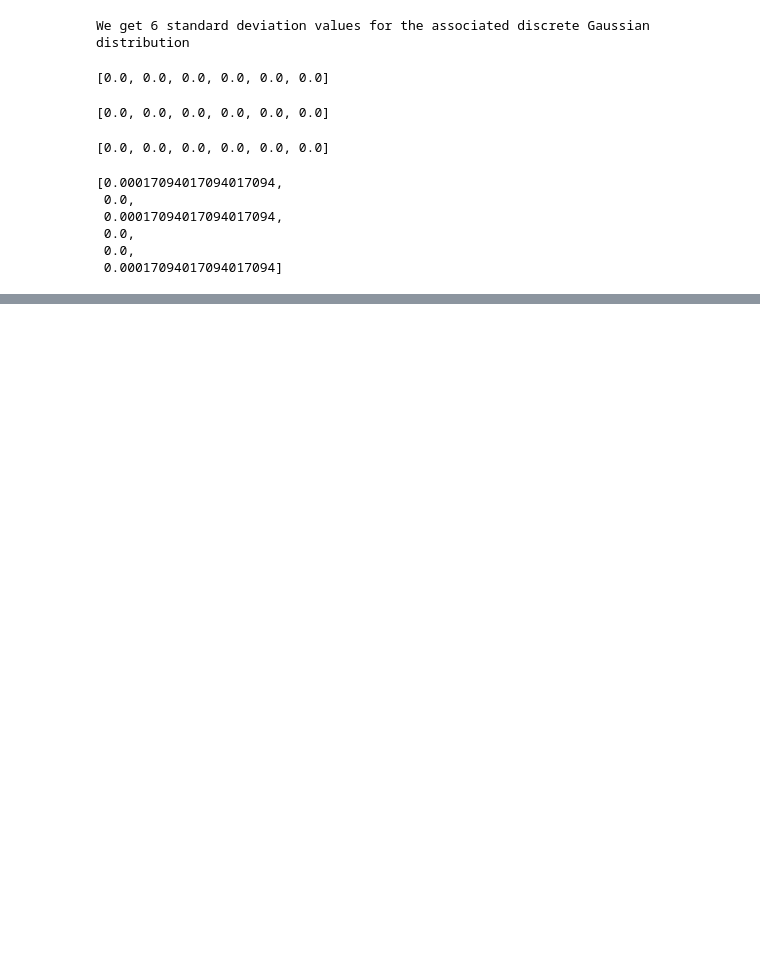
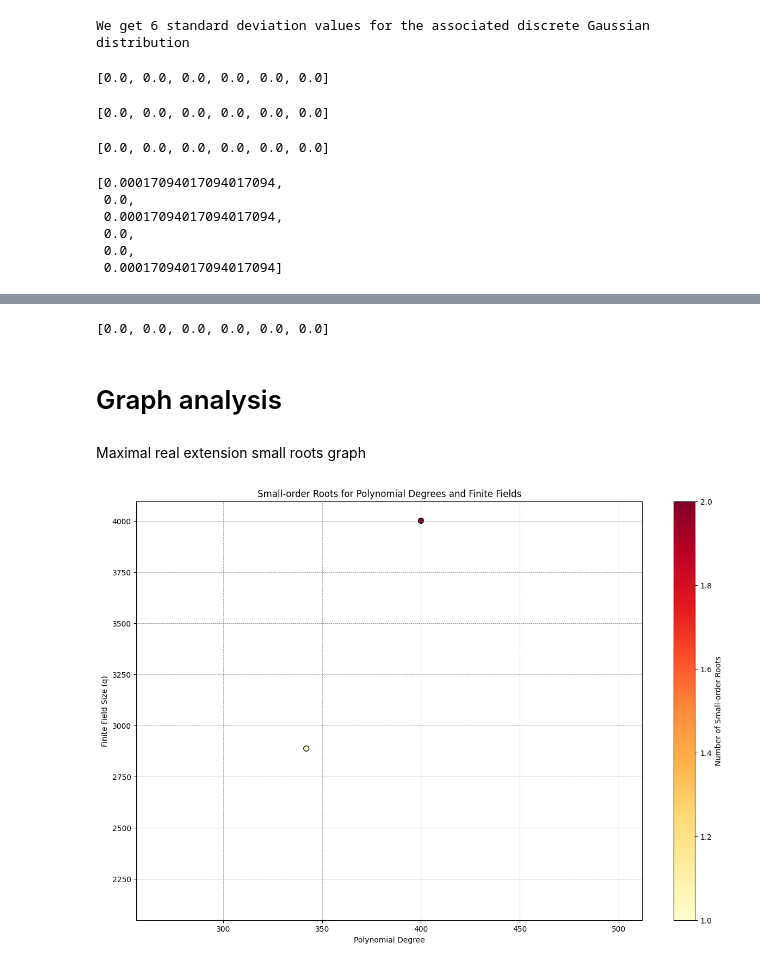
Before and after one commit to RodriM11/PLWE-Maximal-Real-Computations, a Jupyter notebook: PLWE_maximal_real.ipynb, the cells around one changed output, grey strips where cells are left out. Cells and saved outputs as stored; diff of their text form; code cells hidden in the pictures; blank space fills up the shorter version.

Commit message:
Add cyclotomic calculations

```diff
--- a/PLWE_maximal_real.ipynb
+++ b/PLWE_maximal_real.ipynb
@@ -691,8 +766,8 @@ bottom_sigma = 2
 top_sigma = 8
 # %%
 list_p_values = list(sympy.primerange(5, 50))
-list_s_values = [1]
-list_r_values = [0, 2, 3, 4, 5, 6, 7, 8, 9]
+list_s_values = [1, 2, 3]
+list_r_values = [2, 3, 4, 5, 6, 7, 8, 9]
 
 list_instances_n_setting = []
 for r in list_r_values:
@@ -733,3 +792,5 @@ list_info_min_pols_generic
+# %%
+list_info_min_pols_generic = load_data('randomInstances_PLWEMaxReal')
 # %%
 list_info_small_roots_generic = parallelized_task_small_roots(list_info_min_pols_generic)
 list_info_small_roots_generic
@@ -808,0 +938,73 @@ list_sigma_sva_k_ideals
+# %%
+list_sigma_sva_k_ideals_cyclotomic = []
+for sigma in list_sigma_values:
+    small_err_values_chances_k_ideals_cyclotomic = parallelized_task_small_err_values_chances_k_ideals(list_info_smallest_k_ideals_generic_cyclotomic, sigma)
+    list_sigma_sva_k_ideals_cyclotomic.append(small_err_value_ratio(small_err_values_chances_k_ideals_cyclotomic))
+list_sigma_sva_k_ideals_cyclotomic
+# %% [output]
+[0.0, 0.0, 0.0, 0.0, 0.0, 0.0]
+# %% [markdown]
+# Graph analysis
+# %% [markdown]
+Maximal real extension small roots graph
+# %%
+from collections import defaultdict
+
+def group_combinations(input_list):
+    grouped = defaultdict(list)
+
+    # Group tuples by (a, b, c, d) and store combinations (e, f)
+    for (a, b, c, d, e, f) in input_list:
+        grouped[(a, b, c, d)].append((e, f))
+
+    # Create the result list as described
+    result = [(key[0], key[1], key[2], key[3], value) for key, value in grouped.items()]
+
+    return result
+# %%
+# Create lists to hold x, y coordinates and colors for scatter plot
+x_vals = []
+y_vals = []
+colors = []
+
+# Generate random data for number of small-order roots
+grouped_info = group_combinations(list_info_small_roots_generic)
+for (p, s, r, q, info_list) in grouped_info:
+    if r == 0:
+        continue
+    degree = (p**(s-1))*(2**(r-2))*(p-1)
+    x_vals.append(degree)
+    y_vals.append(q)
+    colors.append(len(info_list))
+
+
+# Convert lists to numpy arrays for easier plotting
+x_vals = np.array(x_vals)
+y_vals = np.array(y_vals)
+colors = np.array(colors)
+
+# Plotting
+plt.figure(figsize=(15, 10))
+
+# Create scatter plot where circles are drawn for each intersection with non-zero roots
+scatter = plt.scatter(x_vals, y_vals, c=colors, cmap='YlOrRd', edgecolors='black', s=50, marker='o')
+
+# Color bar to represent the number of small-order roots
+plt.colorbar(scatter, label='Number of Small-order Roots')
+
+# Set labels and title
+plt.xlabel('Polynomial Degree')
+plt.ylabel('Finite Field Size (q)')
+plt.title('Small-order Roots for Polynomial Degrees and Finite Fields')
+
+# Adjust the axes' limits to make the plot more readable
+plt.xlim(bottom_n, top_n)
+plt.ylim(bottom_q, top_q)
+
+# Add gridlines for visual clarity
+plt.grid(True, which='both', axis='both', color='gray', linestyle='--', linewidth=0.5)
+
+# Show the plot
+plt.show()
+# %% [output]
+[figure, added]
```
Also changed, not shown: parts of 33 cells of this notebook.
